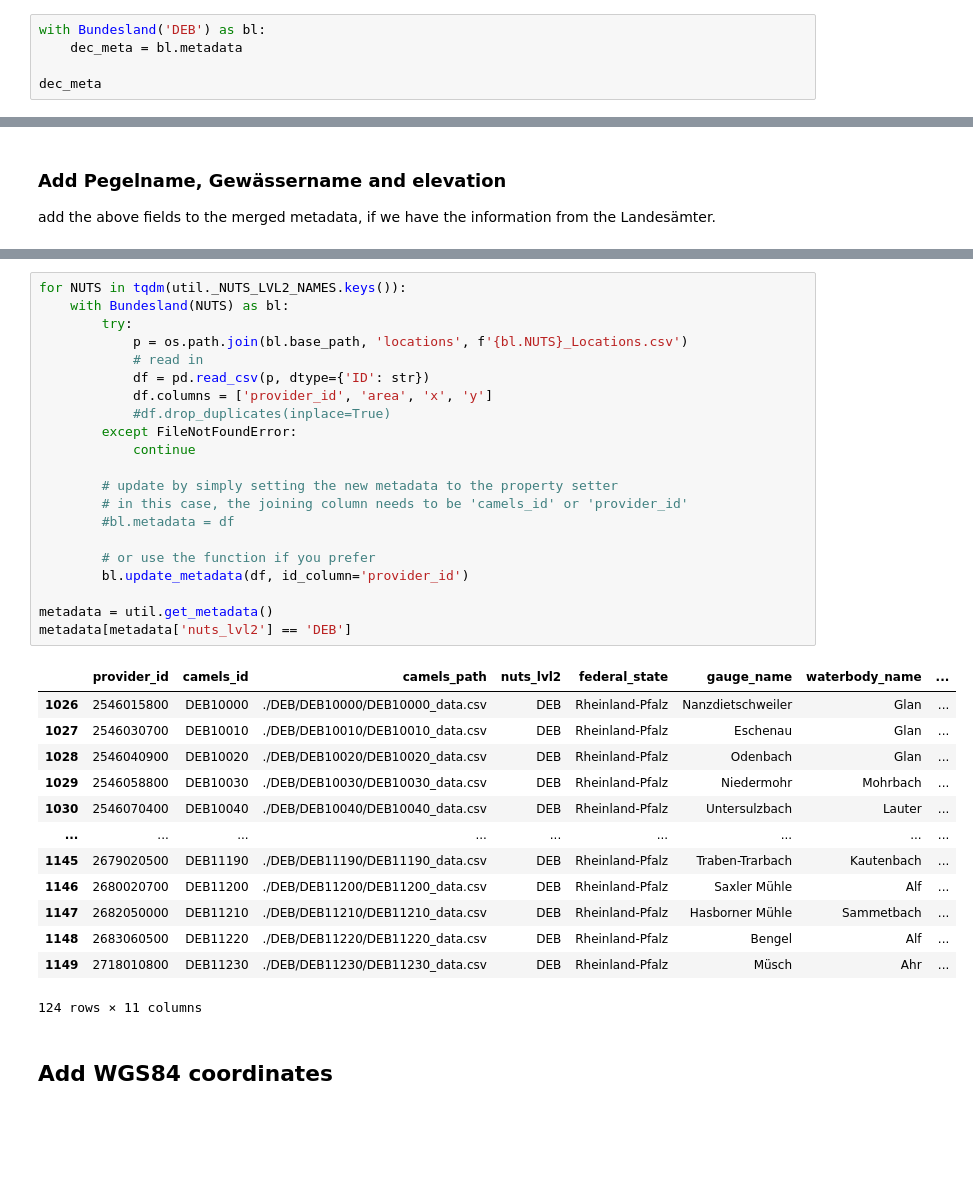
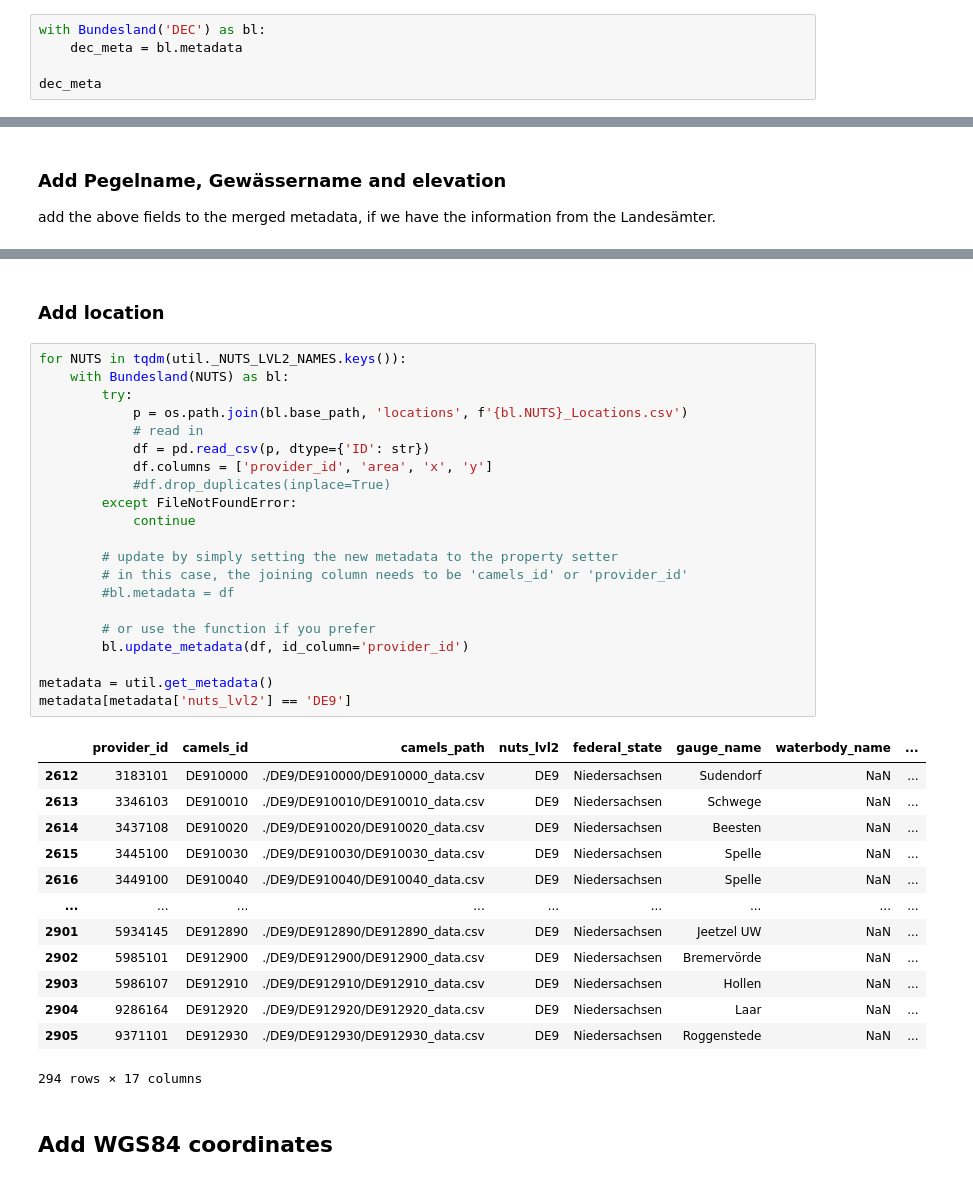
Before and after one commit to CAMELS-DE/camelsp, a Jupyter notebook: scripts/merge_metadata.ipynb, the cells around one changed output, grey strips where cells are left out. Drawn from its saved outputs; the diff is of its cells as text; blank space fills up the shorter version.

Commit message:
adapted merge metadata for de9

```diff
--- a/scripts/merge_metadata.ipynb
+++ b/scripts/merge_metadata.ipynb
@@ -19,7 +19,7 @@ from camelsp import Bundesland, util
 # %% [markdown]
 As an example: The `Bundesland` context manager can load the metadata for the given Bundesland only from the full metadata table. If this table does not yet exist, it is created from the NUTSID mapping table. Check out for Saarland:
 # %%
-with Bundesland('DEB') as bl:
+with Bundesland('DEC') as bl:
     dec_meta = bl.metadata
 
 dec_meta
@@ -122,38 +125,40 @@ util.get_metadata()
+# %% [markdown]
+### Add location
 # %%
 for NUTS in tqdm(util._NUTS_LVL2_NAMES.keys()):
     with Bundesland(NUTS) as bl:
         try:
             p = os.path.join(bl.base_path, 'locations', f'{bl.NUTS}_Locations.csv')
             # read in
             df = pd.read_csv(p, dtype={'ID': str})
             df.columns = ['provider_id', 'area', 'x', 'y']
             #df.drop_duplicates(inplace=True)
         except FileNotFoundError:
             continue
 
         # update by simply setting the new metadata to the property setter
         # in this case, the joining column needs to be 'camels_id' or 'provider_id'
         #bl.metadata = df
 
         # or use the function if you prefer
         bl.update_metadata(df, id_column='provider_id')
 
 metadata = util.get_metadata()
-metadata[metadata['nuts_lvl2'] == 'DEB']
+metadata[metadata['nuts_lvl2'] == 'DE9']
 # %% [output]
 |  | provider_id | camels_id | camels_path | nuts_lvl2 | federal_state | gauge_name | waterbody_name | ... |
-| 1026 | 2546015800 | DEB10000 | ./DEB/DEB10000/DEB10000_data.csv | DEB | Rheinland-Pfalz | Nanzdietschweiler | Glan | ... |
-| 1027 | 2546030700 | DEB10010 | ./DEB/DEB10010/DEB10010_data.csv | DEB | Rheinland-Pfalz | Eschenau | Glan | ... |
-| 1028 | 2546040900 | DEB10020 | ./DEB/DEB10020/DEB10020_data.csv | DEB | Rheinland-Pfalz | Odenbach | Glan | ... |
-| 1029 | 2546058800 | DEB10030 | ./DEB/DEB10030/DEB10030_data.csv | DEB | Rheinland-Pfalz | Niedermohr | Mohrbach | ... |
-| 1030 | 2546070400 | DEB10040 | ./DEB/DEB10040/DEB10040_data.csv | DEB | Rheinland-Pfalz | Untersulzbach | Lauter | ... |
+| 2612 | 3183101 | DE910000 | ./DE9/DE910000/DE910000_data.csv | DE9 | Niedersachsen | Sudendorf | NaN | ... |
+| 2613 | 3346103 | DE910010 | ./DE9/DE910010/DE910010_data.csv | DE9 | Niedersachsen | Schwege | NaN | ... |
+| 2614 | 3437108 | DE910020 | ./DE9/DE910020/DE910020_data.csv | DE9 | Niedersachsen | Beesten | NaN | ... |
+| 2615 | 3445100 | DE910030 | ./DE9/DE910030/DE910030_data.csv | DE9 | Niedersachsen | Spelle | NaN | ... |
+| 2616 | 3449100 | DE910040 | ./DE9/DE910040/DE910040_data.csv | DE9 | Niedersachsen | Spelle | NaN | ... |
 | ... | ... | ... | ... | ... | ... | ... | ... | ... |
-| 1145 | 2679020500 | DEB11190 | ./DEB/DEB11190/DEB11190_data.csv | DEB | Rheinland-Pfalz | Traben-Trarbach | Kautenbach | ... |
-| 1146 | 2680020700 | DEB11200 | ./DEB/DEB11200/DEB11200_data.csv | DEB | Rheinland-Pfalz | Saxler Mühle | Alf | ... |
-| 1147 | 2682050000 | DEB11210 | ./DEB/DEB11210/DEB11210_data.csv | DEB | Rheinland-Pfalz | Hasborner Mühle | Sammetbach | ... |
-| 1148 | 2683060500 | DEB11220 | ./DEB/DEB11220/DEB11220_data.csv | DEB | Rheinland-Pfalz | Bengel | Alf | ... |
-| 1149 | 2718010800 | DEB11230 | ./DEB/DEB11230/DEB11230_data.csv | DEB | Rheinland-Pfalz | Müsch | Ahr | ... |
+| 2901 | 5934145 | DE912890 | ./DE9/DE912890/DE912890_data.csv | DE9 | Niedersachsen | Jeetzel UW | NaN | ... |
+| 2902 | 5985101 | DE912900 | ./DE9/DE912900/DE912900_data.csv | DE9 | Niedersachsen | Bremervörde | NaN | ... |
+| 2903 | 5986107 | DE912910 | ./DE9/DE912910/DE912910_data.csv | DE9 | Niedersachsen | Hollen | NaN | ... |
+| 2904 | 9286164 | DE912920 | ./DE9/DE912920/DE912920_data.csv | DE9 | Niedersachsen | Laar | NaN | ... |
+| 2905 | 9371101 | DE912930 | ./DE9/DE912930/DE912930_data.csv | DE9 | Niedersachsen | Roggenstede | NaN | ... |
-124 rows × 11 columns
+294 rows × 17 columns
 # %% [markdown]
 ## Add WGS84 coordinates
 # %%
```
Also changed, not shown: parts of 5 cells of this notebook.
